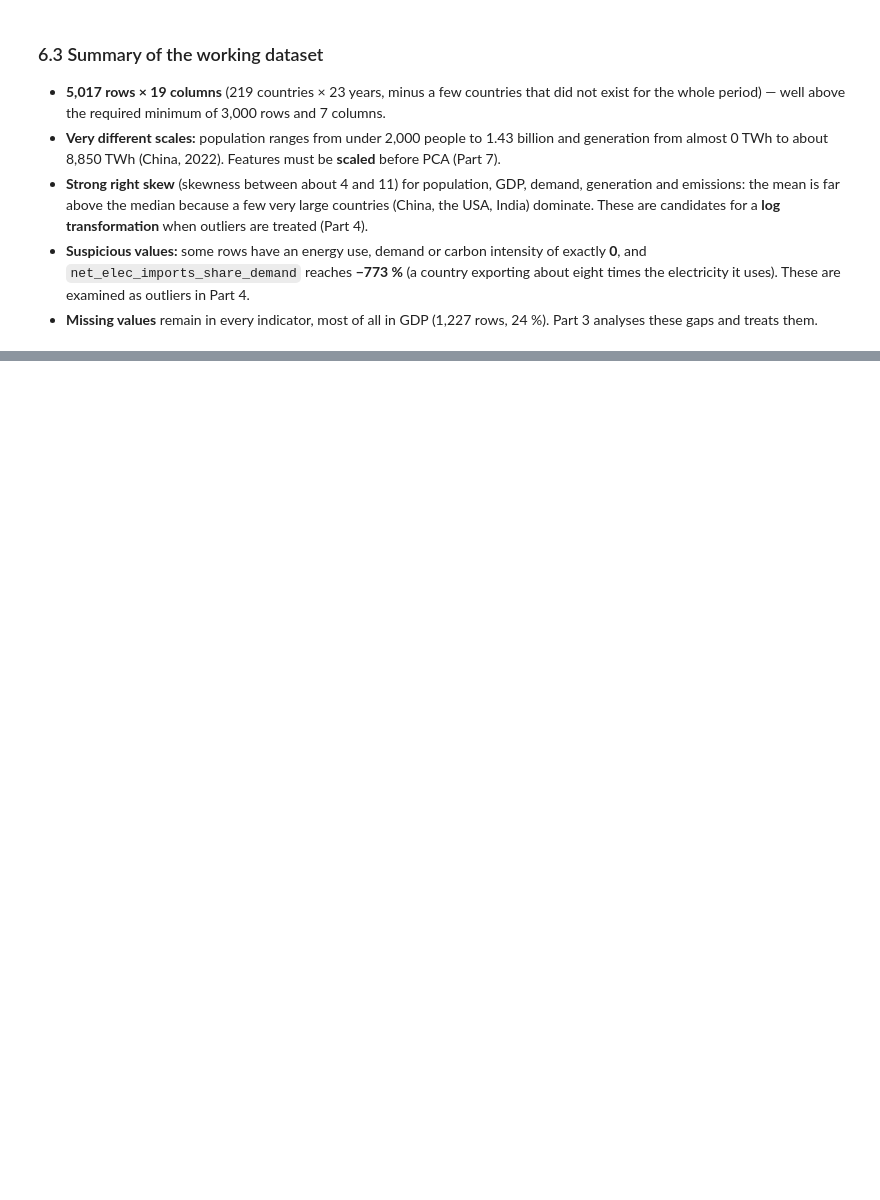
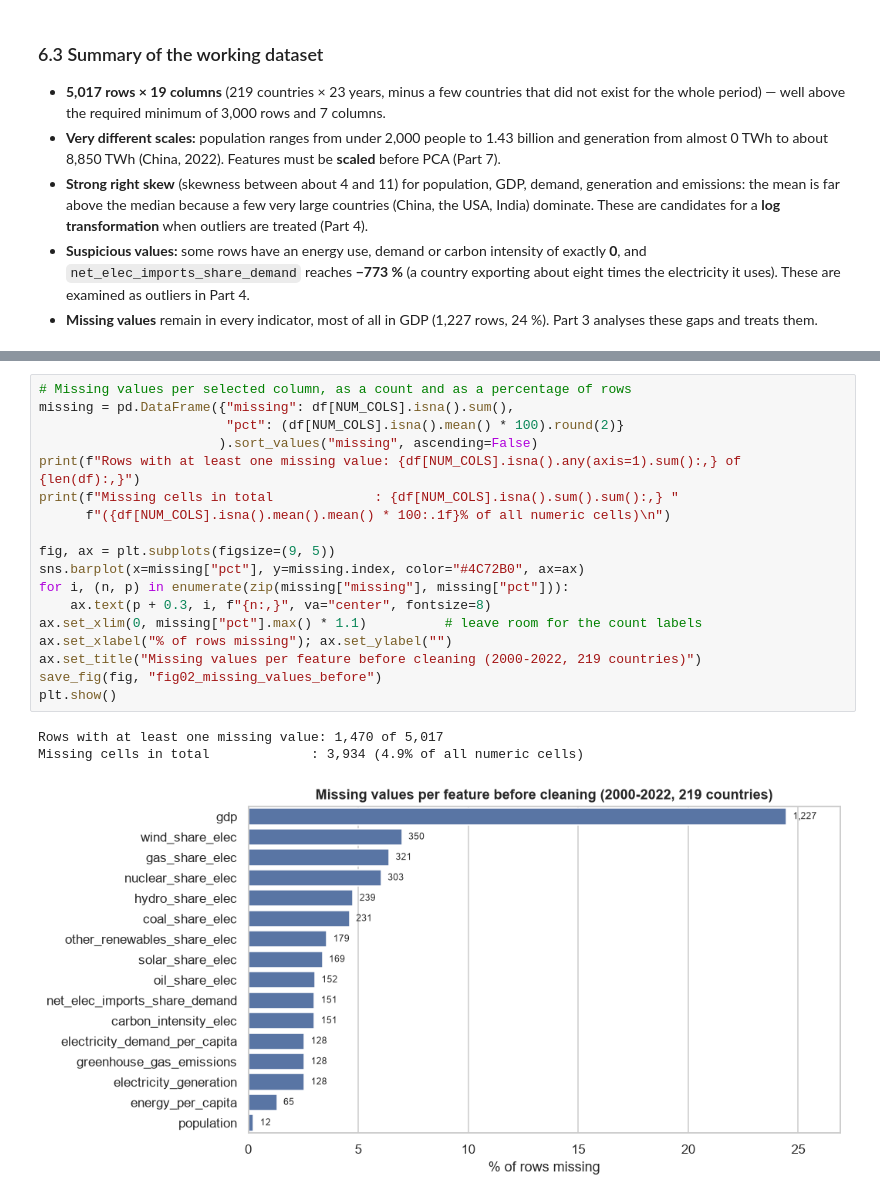
Before and after one commit to Md-Fahad2000/data_exploration_and_preparation_ca1, a Jupyter notebook: Energy_Transition_DEP.ipynb, the cells around one changed output, grey strips where cells are left out. Drawn from its saved outputs; the diff is of its cells as text; blank space fills up the shorter version.

```diff
--- a/Energy_Transition_DEP.ipynb
+++ b/Energy_Transition_DEP.ipynb
@@ -608,0 +617,22 @@ desc
+# %%
+# Missing values per selected column, as a count and as a percentage of rows
+missing = pd.DataFrame({"missing": df[NUM_COLS].isna().sum(),
+                        "pct": (df[NUM_COLS].isna().mean() * 100).round(2)}
+                       ).sort_values("missing", ascending=False)
+print(f"Rows with at least one missing value: {df[NUM_COLS].isna().any(axis=1).sum():,} of {len(df):,}")
+print(f"Missing cells in total             : {df[NUM_COLS].isna().sum().sum():,} "
+      f"({df[NUM_COLS].isna().mean().mean() * 100:.1f}% of all numeric cells)\n")
+
+fig, ax = plt.subplots(figsize=(9, 5))
+sns.barplot(x=missing["pct"], y=missing.index, color="#4C72B0", ax=ax)
+for i, (n, p) in enumerate(zip(missing["missing"], missing["pct"])):
+    ax.text(p + 0.3, i, f"{n:,}", va="center", fontsize=8)
+ax.set_xlim(0, missing["pct"].max() * 1.1)          # leave room for the count labels
+ax.set_xlabel("% of rows missing"); ax.set_ylabel("")
+ax.set_title("Missing values per feature before cleaning (2000-2022, 219 countries)")
+save_fig(fig, "fig02_missing_values_before")
+plt.show()
+# %% [output]
+Rows with at least one missing value: 1,470 of 5,017
+Missing cells in total             : 3,934 (4.9% of all numeric cells)
+[figure, added]
```
Also changed, not shown: parts of 25 cells of this notebook, 2 other files.
